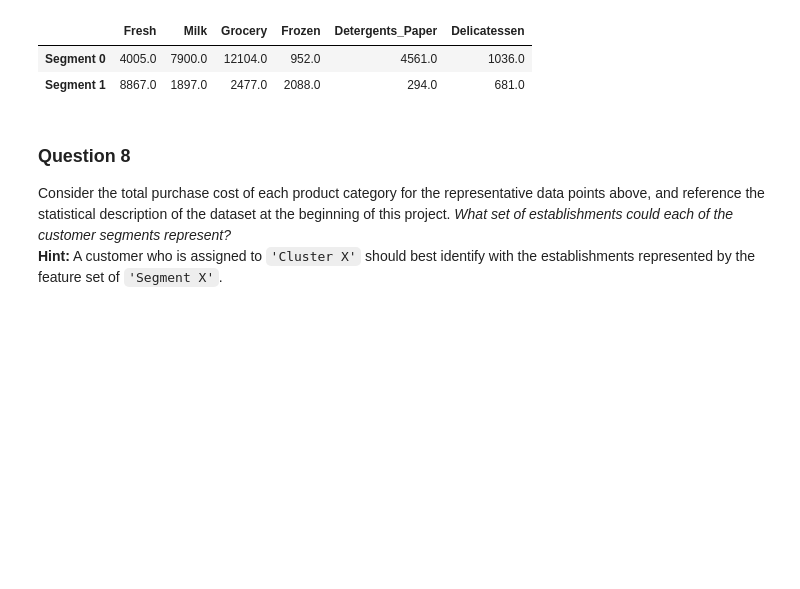
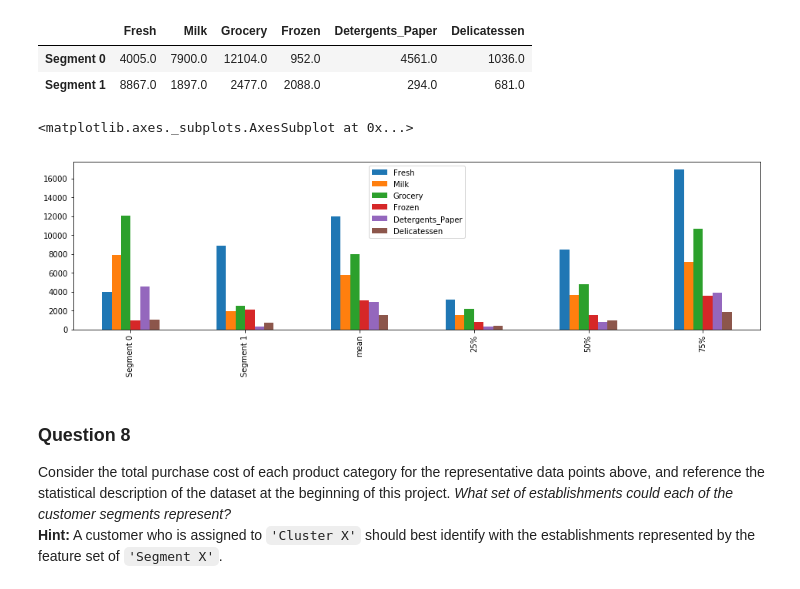
Before and after one commit to therodsouza/machine-learning, a Jupyter notebook: projects/customer_segments/customer_segments.ipynb, the cells around one changed output. Cells and saved outputs as stored; diff of their text form; code cells hidden in the pictures; blank space fills up the shorter version.

```diff
--- a/projects/customer_segments/customer_segments.ipynb
+++ b/projects/customer_segments/customer_segments.ipynb
@@ -470,6 +513,11 @@ display(true_centers)
 |  | Fresh | Milk | Grocery | Frozen | Detergents_Paper | Delicatessen |
 | Segment 0 | 4005.0 | 7900.0 | 12104.0 | 952.0 | 4561.0 | 1036.0 |
 | Segment 1 | 8867.0 | 1897.0 | 2477.0 | 2088.0 | 294.0 | 681.0 |
+# %%
+true_centers.append(data.describe().loc['mean']).append(data.describe().loc['25%']).append(data.describe().loc['50%']).append(data.describe().loc['75%']).plot(kind = 'bar', figsize = (16, 4))
+# %% [output]
+<matplotlib.axes._subplots.AxesSubplot at 0x...>
+[figure, added]
 # %% [markdown]
 ### Question 8
 Consider the total purchase cost of each product category for the representative data points above, and reference the statistical description of the dataset at the beginning of this project. *What set of establishments could each of the customer segments represent?*
```
Also changed, not shown: parts of 16 cells of this notebook, 1 other file.
